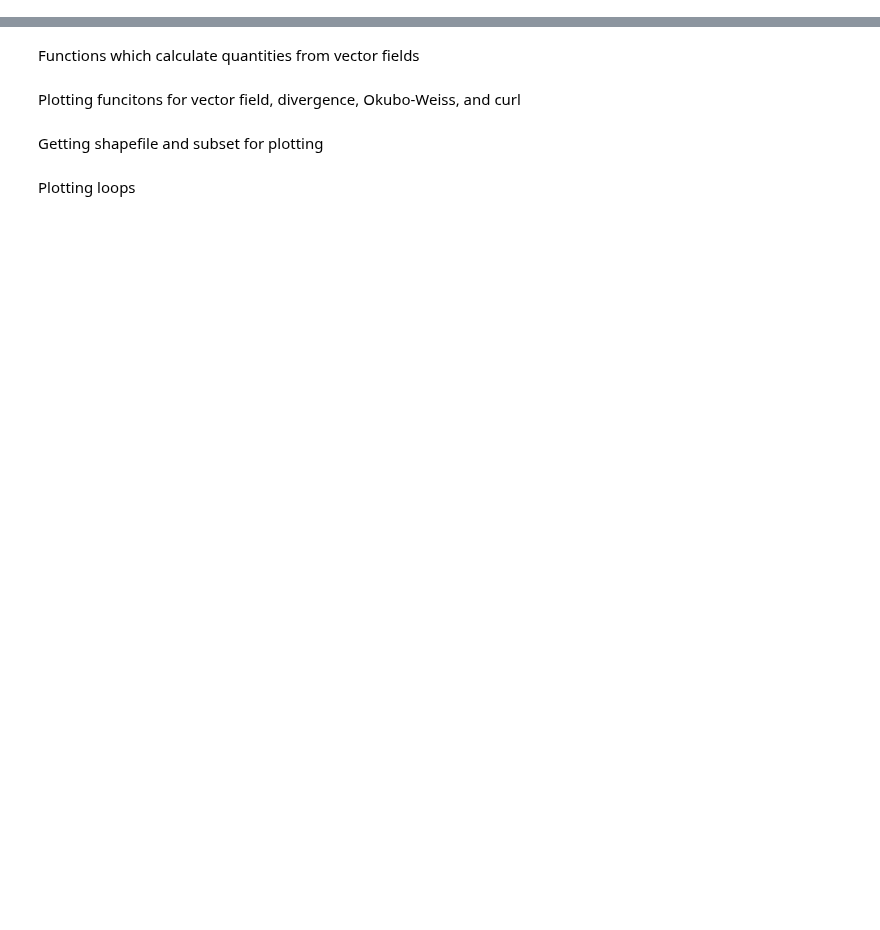
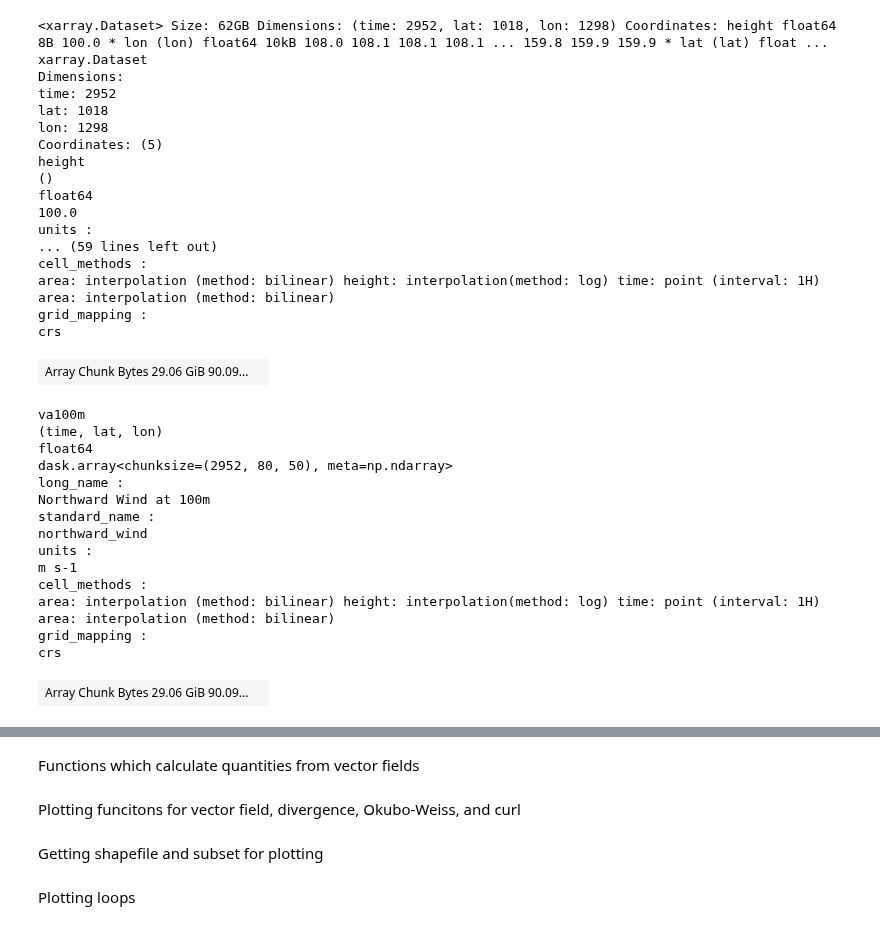
Before and after one commit to salpadorume/NEM_BARRA, a Jupyter notebook: case_studies/alpine_wind/C2_calc_composite.ipynb, the cells around one changed output, grey strips where cells are left out. Drawn from its saved outputs; the diff is of its cells as text; code cells hidden in the pictures; blank space fills up the shorter version.

```diff
--- a/case_studies/alpine_wind/C2_calc_composite.ipynb
+++ b/case_studies/alpine_wind/C2_calc_composite.ipynb
@@ -42,3 +69,81 @@ cluster = ['TARALGA1','CROOKWF2',
             'BOCORWF1']
 
 cluster = gen_csv[gen_csv['DUID'].isin(cluster)][['DUID','lat','lon']]
+# %%
+def get_days(days, nc_dir):
+    date_list = pd.to_datetime(days['date'])
+
+    # Build filename filter
+    all_files = os.listdir(nc_dir)
+    selected_files = [
+        os.path.join(nc_dir, f)
+        for f in all_files
+        if any(d.strftime("%Y%m") in f for d in date_list)
+    ]
+
+    # Open multiple files lazily with parallel reads
+    ds = xr.open_mfdataset(
+        selected_files,
+        combine='by_coords',
+        parallel=True,
+        chunks='auto'
+    )
+
+    # Select all hours of the requested dates
+    subset = ds.where(ds.time.dt.floor('D').isin(date_list), drop=True)
+
+    return subset
+# %%
+u_hw_cluster = get_days(cluster_dates, u_path)
+v_hw_cluster = get_days(cluster_dates, v_path)
+
+ds = xr.merge([u_hw_cluster, v_hw_cluster])
+ds = ds.chunk({'time': -1,'lat': 80,'lon':50})
+
+# Convert to Australia/Sydney
+local_time = (
+    pd.DatetimeIndex(ds.time.values)
+    .tz_localize("UTC")
+    .tz_convert("Australia/Sydney")
+)
+
+# Drop tzinfo so xarray can store it
+local_time_naive = local_time.tz_localize(None)
+
+# Assign back to dataset
+ds = ds.assign_coords(time=local_time_naive)
+ds
+# %% [output]
+<xarray.Dataset> Size: 62GB Dimensions: (time: 2952, lat: 1018, lon: 1298) Coordinates: height float64 8B 100.0 * lon (lon) float64 10kB 108.0 108.1 108.1 108.1 ... 159.8 159.9 159.9 * lat (lat) float ...
+xarray.Dataset
+Dimensions:
+time: 2952
+lat: 1018
+lon: 1298
+Coordinates: (5)
+height
+()
+float64
+100.0
+units :
+... (59 lines left out)
+cell_methods :
+area: interpolation (method: bilinear) height: interpolation(method: log) time: point (interval: 1H) area: interpolation (method: bilinear)
+grid_mapping :
+crs
+| Array Chunk Bytes 29.06 GiB 90.09... |  |
+va100m
+(time, lat, lon)
+float64
+dask.array<chunksize=(2952, 80, 50), meta=np.ndarray>
+long_name :
+Northward Wind at 100m
+standard_name :
+northward_wind
+units :
+m s-1
+cell_methods :
+area: interpolation (method: bilinear) height: interpolation(method: log) time: point (interval: 1H) area: interpolation (method: bilinear)
+grid_mapping :
+crs
+| Array Chunk Bytes 29.06 GiB 90.09... |  |
```
Also changed, not shown: parts of 12 cells of this notebook, 3 other files.
